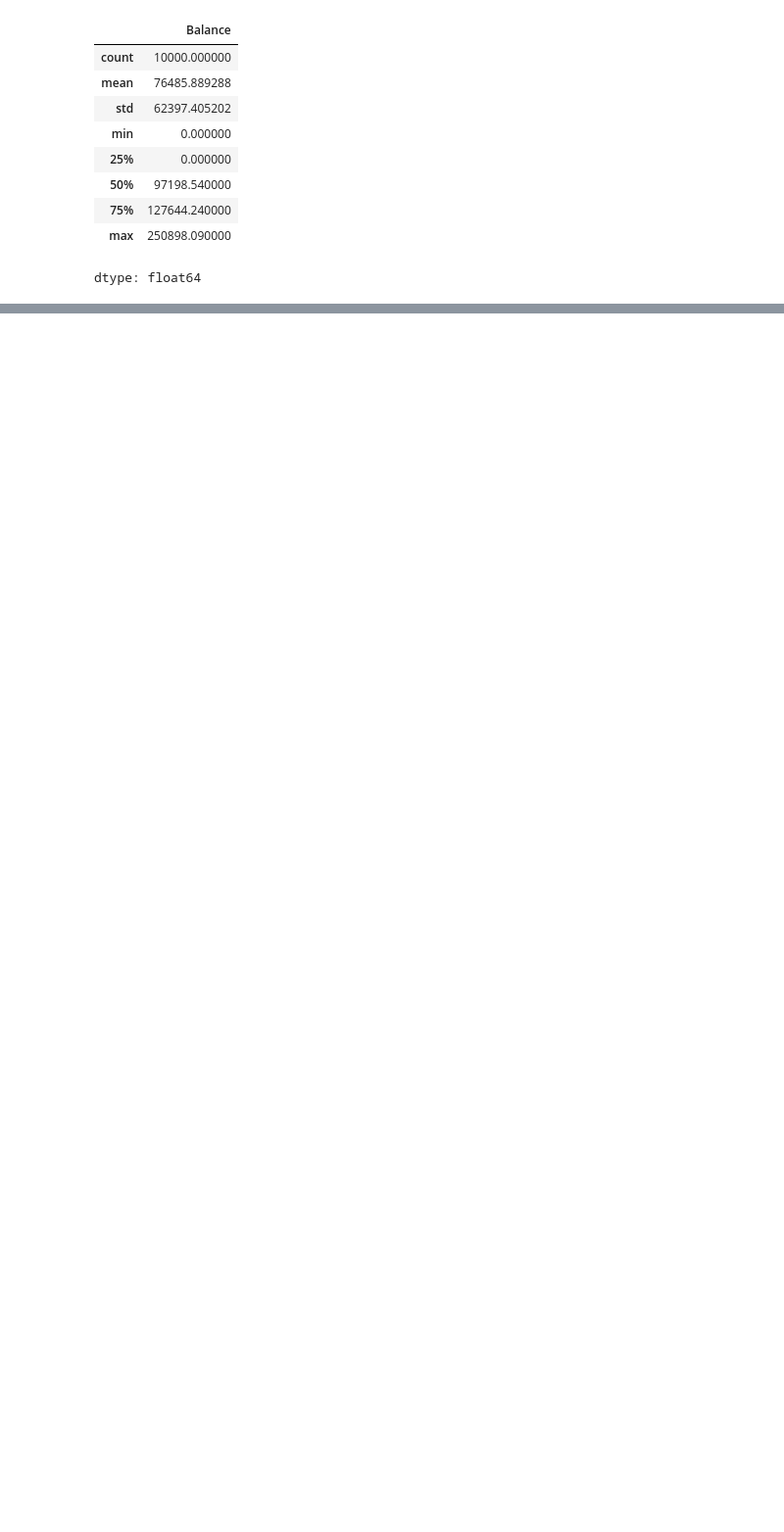
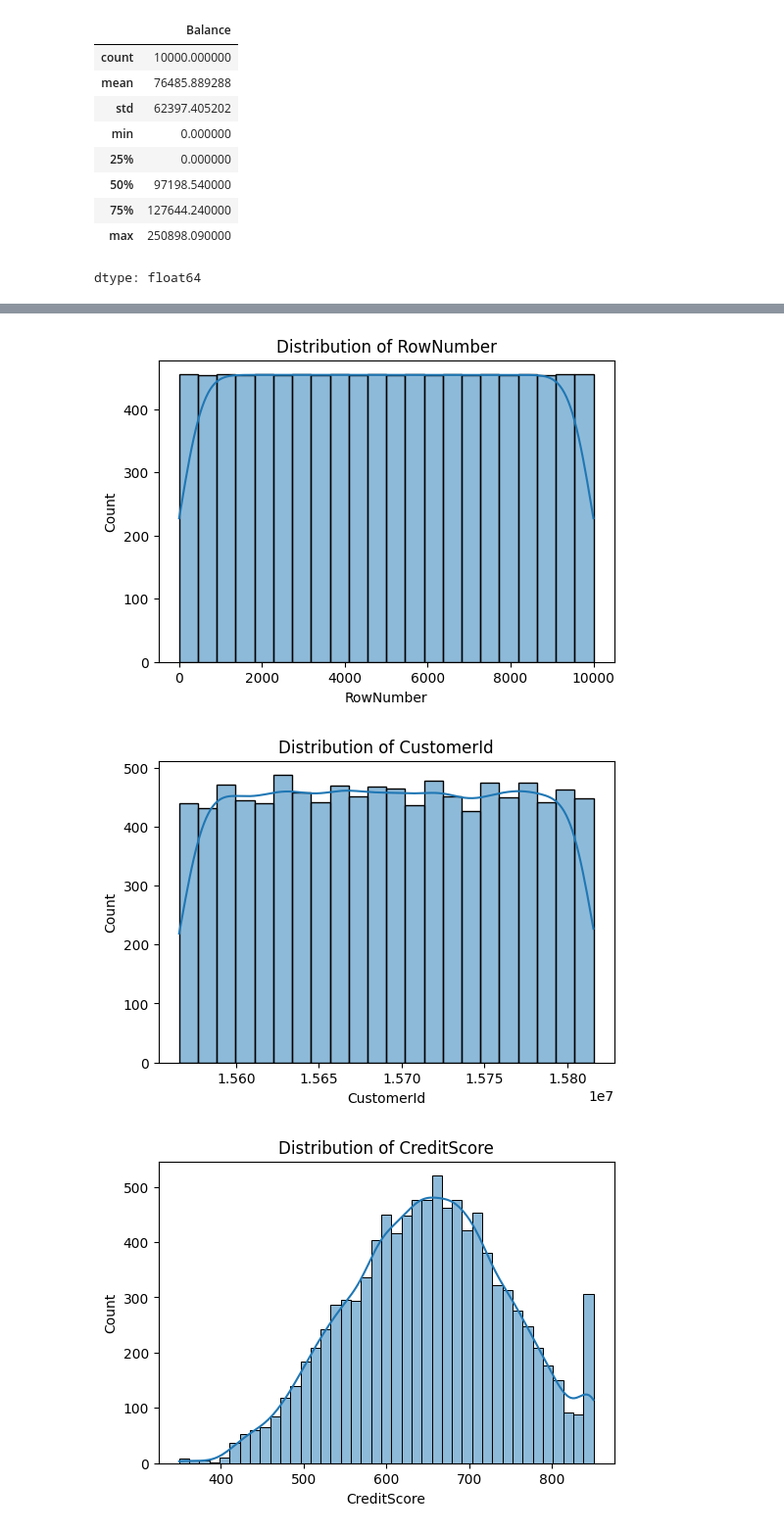
Before and after one commit to bilalislam15/bank-churn-analysis, a Jupyter notebook: EDA (1).ipynb, the cells around one changed output, grey strips where cells are left out. Shown at 98% size. Cells and saved outputs as stored; diff of their text form; code cells hidden in the pictures; blank space fills up the shorter version.

```diff
--- a/EDA (1).ipynb
+++ b/EDA (1).ipynb
@@ -138,3 +138,13 @@ df['Balance'].describe()
 | 75% | 127644.240000 |
 | max | 250898.090000 |
 dtype: float64
+# %%
+
+numeric_cols = df.select_dtypes(include=['int64', 'float64']).columns
+categorical_cols = df.select_dtypes(include=['object']).columns
+
+print("Numeric Columns:")
+print(numeric_cols)
+
+print("\nCategorical Columns:")
+print(categorical_cols)
@@ -140,0 +160,10 @@ dtype: float64
+# %%
+for col in numeric_cols:
+    plt.figure(figsize=(6,4))
+    sns.histplot(df[col], kde=True)
+    plt.title(f'Distribution of {col}')
+    plt.show()
+# %% [output]
+[figure, added]
+[figure, added]
+[figure, added]
```
Also changed, not shown: parts of 5 cells of this notebook.
